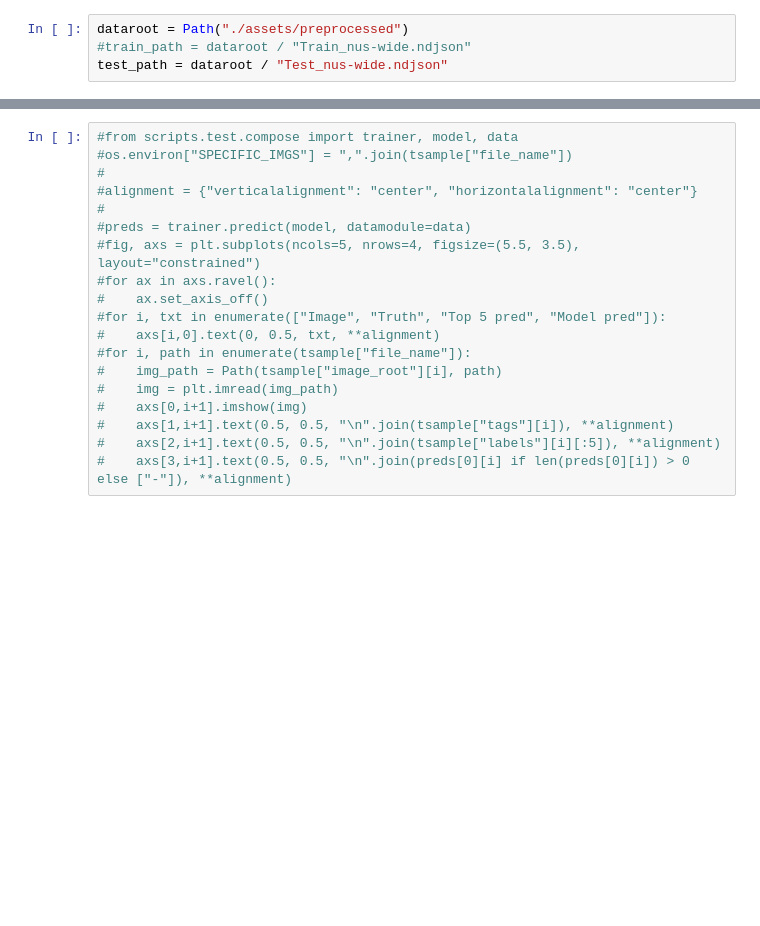
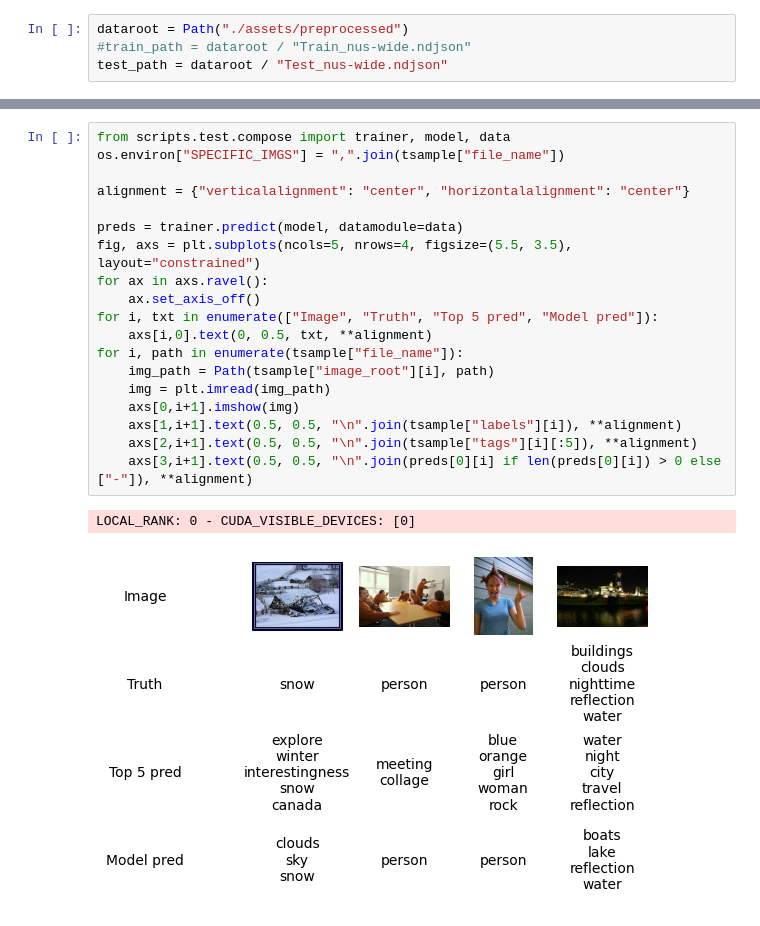
Before and after one commit to skorodenko/wallpaper_tagging, a Jupyter notebook: eda.ipynb, the cells around one changed output, grey strips where cells are left out. Saved outputs shown, nothing was run; the diff lists cells and outputs as text; blank space fills up the shorter version.

```diff
--- a/eda.ipynb
+++ b/eda.ipynb
@@ -23,20 +23,23 @@ $ tags       <list[str]> ['cars', 'clouds', 'sky', 'street', 'water', 'window'],
 $ image_root       <str> './assets/nus-wide/images', './assets/nus-wide/images', './assets/nus-wide/images', './assets/nus-wide/images'
 # %%
-#from scripts.test.compose import trainer, model, data
-#os.environ["SPECIFIC_IMGS"] = ",".join(tsample["file_name"])
-#
-#alignment = {"verticalalignment": "center", "horizontalalignment": "center"}
-#
-#preds = trainer.predict(model, datamodule=data)
-#fig, axs = plt.subplots(ncols=5, nrows=4, figsize=(5.5, 3.5), layout="constrained")
-#for ax in axs.ravel():
-#    ax.set_axis_off()
-#for i, txt in enumerate(["Image", "Truth", "Top 5 pred", "Model pred"]):
-#    axs[i,0].text(0, 0.5, txt, **alignment)
-#for i, path in enumerate(tsample["file_name"]):
-#    img_path = Path(tsample["image_root"][i], path)
-#    img = plt.imread(img_path)
-#    axs[0,i+1].imshow(img)
-#    axs[1,i+1].text(0.5, 0.5, "\n".join(tsample["tags"][i]), **alignment)
-#    axs[2,i+1].text(0.5, 0.5, "\n".join(tsample["labels"][i][:5]), **alignment)
-#    axs[3,i+1].text(0.5, 0.5, "\n".join(preds[0][i] if len(preds[0][i]) > 0 else ["-"]), **alignment)
+from scripts.test.compose import trainer, model, data
+os.environ["SPECIFIC_IMGS"] = ",".join(tsample["file_name"])
+
+alignment = {"verticalalignment": "center", "horizontalalignment": "center"}
+
+preds = trainer.predict(model, datamodule=data)
+fig, axs = plt.subplots(ncols=5, nrows=4, figsize=(5.5, 3.5), layout="constrained")
+for ax in axs.ravel():
+    ax.set_axis_off()
+for i, txt in enumerate(["Image", "Truth", "Top 5 pred", "Model pred"]):
+    axs[i,0].text(0, 0.5, txt, **alignment)
+for i, path in enumerate(tsample["file_name"]):
+    img_path = Path(tsample["image_root"][i], path)
+    img = plt.imread(img_path)
+    axs[0,i+1].imshow(img)
+    axs[1,i+1].text(0.5, 0.5, "\n".join(tsample["labels"][i]), **alignment)
+    axs[2,i+1].text(0.5, 0.5, "\n".join(tsample["tags"][i][:5]), **alignment)
+    axs[3,i+1].text(0.5, 0.5, "\n".join(preds[0][i] if len(preds[0][i]) > 0 else ["-"]), **alignment)
+# %% [output]
+LOCAL_RANK: 0 - CUDA_VISIBLE_DEVICES: [0]
+[figure, added]
```
Also changed, not shown: parts of 1 cell of this notebook, 7 other files.
